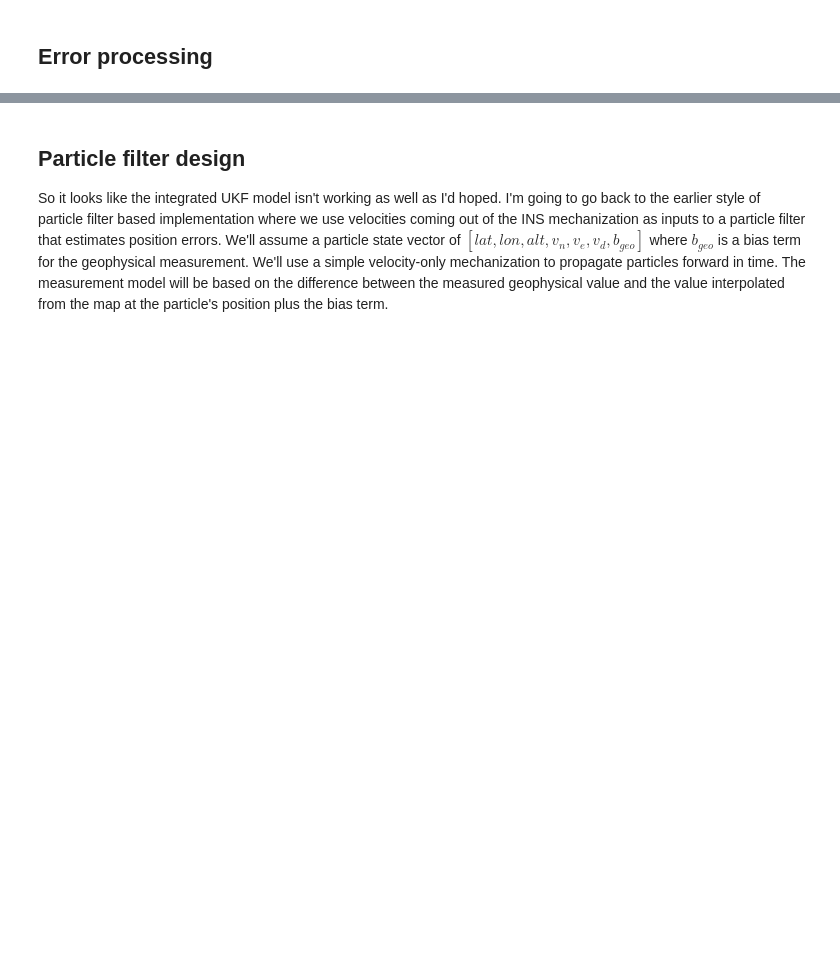
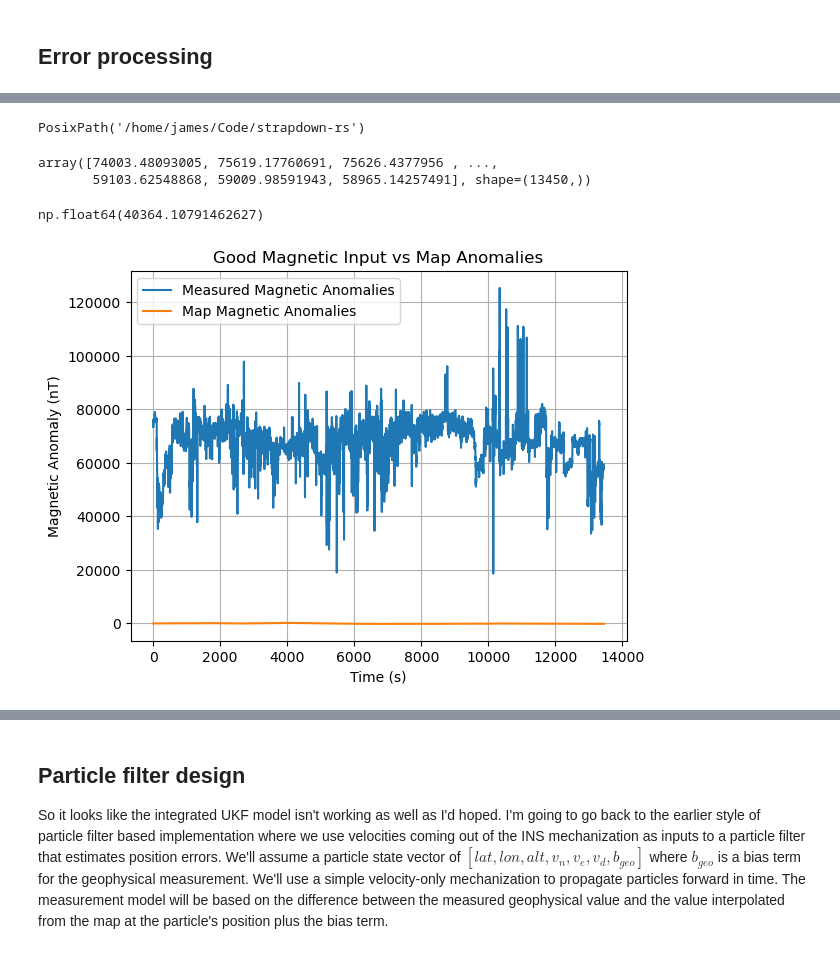
Before and after one commit to jbrodovsky/strapdown-rs, a Jupyter notebook: examples/geonav-sim/geonav-sim.ipynb, the cells around one changed output, grey strips where cells are left out. Saved outputs shown, nothing was run; the diff lists cells and outputs as text; code cells hidden in the pictures; blank space fills up the shorter version.

```diff
--- a/examples/geonav-sim/geonav-sim.ipynb
+++ b/examples/geonav-sim/geonav-sim.ipynb
@@ -633,0 +830,44 @@ statistics_cum.to_csv(ROOT.joinpath(mode, f"{geo_type}_statistics_cumulative_err
+# %%
+ROOT.parents[1]
+# %% [output]
+PosixPath('/home/james/Code/strapdown-rs')
+# %%
+good_mag_input = pd.read_csv(
+    ROOT.parents[1] / "data" / "input" / "2025-07-31_23-36-03.csv", index_col=0, parse_dates=True
+)
+bad_mag_input = pd.read_csv(ROOT.parents[1] / "data" / "input" / "2023-08-09_163741.csv", index_col=0, parse_dates=True)
+good_grav_input = pd.read_csv(
+    ROOT.parents[1] / "data" / "input" / "2025-07-31_23-36-03.csv", index_col=0, parse_dates=True
+)
+bad_grav_input = pd.read_csv(
+    ROOT.parents[1] / "data" / "input" / "2023-08-09_163741.csv", index_col=0, parse_dates=True
+)
+# %%
+good_mag_anomalies = (np.linalg.norm(good_mag_input[["mag_x", "mag_y", "mag_z"]].to_numpy(), axis=1) - B0) * 1e3
+bad_mag_anomalies = np.linalg.norm(bad_mag_input[["mag_x", "mag_y", "mag_z"]].to_numpy(), axis=1) - B0  # * 1e3
+# %%
+good_mag_anomalies
+# %% [output]
+array([74003.48093005, 75619.17760691, 75626.4377956 , ...,
+       59103.62548868, 59009.98591943, 58965.14257491], shape=(13450,))
+# %%
+mag_anomalies = mag_map.interp(
+    lon=xr.DataArray(good_mag_input["longitude"]), lat=xr.DataArray(good_mag_input["latitude"])
+).values
+# %%
+time_seconds = (good_mag_input.index.to_series() - good_mag_input.index[0]).dt.total_seconds()
+# %%
+mag_mean
+# %% [output]
+np.float64(40364.10791462627)
+# %%
+plt.plot(time_seconds, good_mag_anomalies)
+plt.plot(time_seconds, mag_anomalies)
+plt.xlabel("Time (s)")
+plt.ylabel("Magnetic Anomaly (nT)")
+plt.title("Good Magnetic Input vs Map Anomalies")
+plt.legend(["Measured Magnetic Anomalies", "Map Magnetic Anomalies"])
+plt.grid()
+plt.show()
+# %% [output]
+[figure, added]
```
Also changed, not shown: parts of 39 cells of this notebook, 2 other files.
